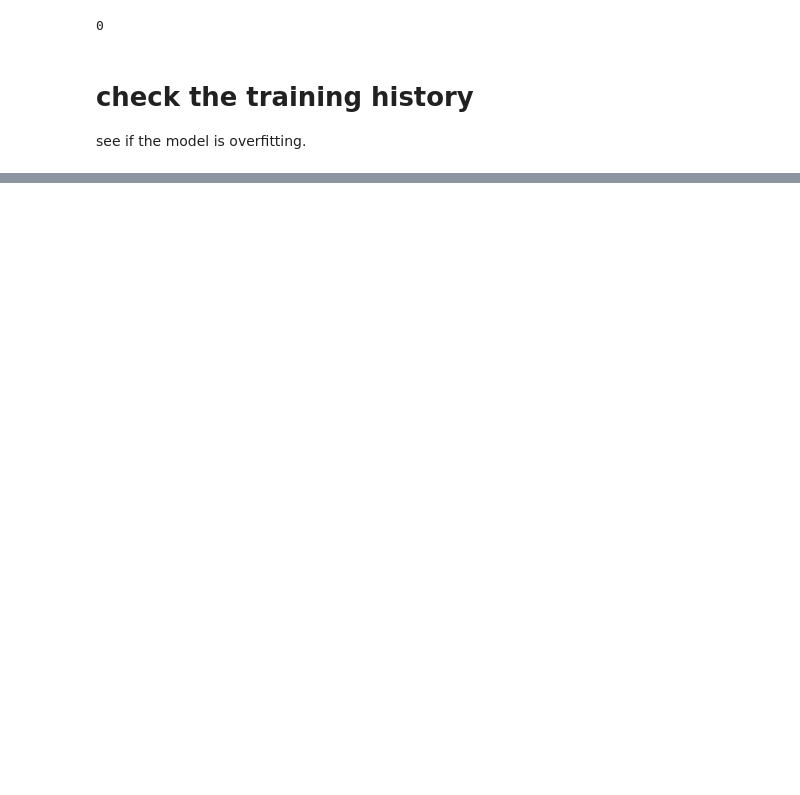
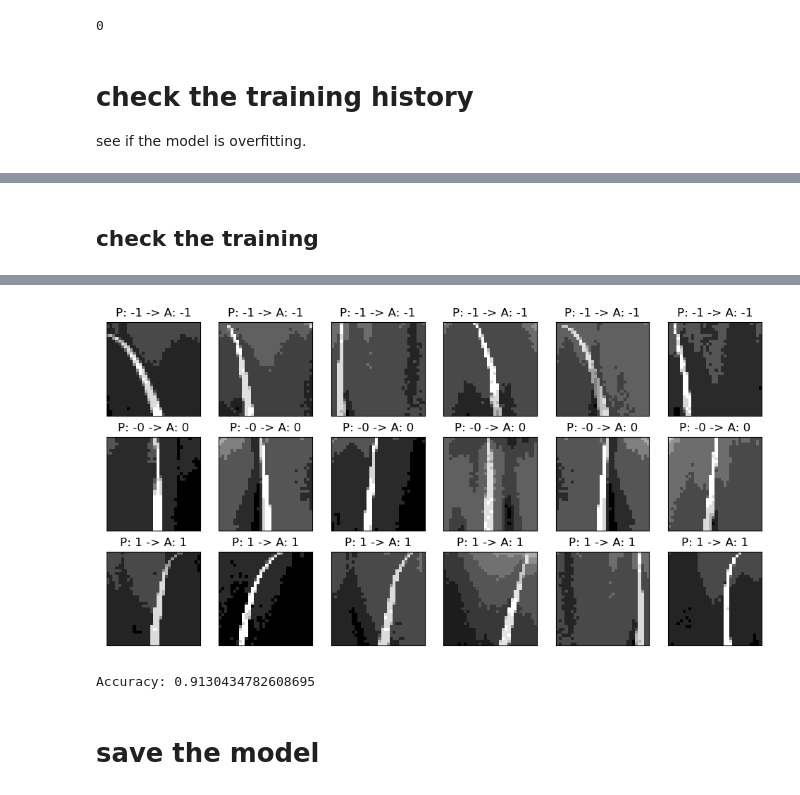
Before and after one commit to lucanatorvs/Applied_Artificial_Intelligence_Lab, a Jupyter notebook: project/training_bin/training.ipynb, the cells around one changed output, grey strips where cells are left out. Drawn from its saved outputs; the diff is of its cells as text; code cells hidden in the pictures; blank space fills up the shorter version.

```diff
--- a/project/training_bin/training.ipynb
+++ b/project/training_bin/training.ipynb
@@ -316,0 +324,50 @@ Final mean absolute error on validation set: 0.15777023136615753
+# %% [markdown]
+## check the training
+# %%
+# now we take the test set and predict the labels, sort them by the labels and plot the images in groeps of there labels
+
+# predict the labels
+y_pred = model.predict(X_test)
+
+# sort the images and labels by the predicted labels in 3 groupes
+left_images = []
+straight_images = []
+right_images = []
+left_pred = []
+straight_pred = []
+right_pred = []
+left_class = []
+straight_class = []
+right_class = []
+for i in range(len(y_pred)):
+    if y_pred[i] < -0.5:
+        left_images.append(X_test[i])
+        left_pred.append(y_pred[i])
+        left_class.append(y_test[i])
+    elif y_pred[i] > 0.5:
+        right_images.append(X_test[i])
+        right_pred.append(y_pred[i])
+        right_class.append(y_test[i])
+    else:
+        straight_images.append(X_test[i])
+        straight_pred.append(y_pred[i])
+        straight_class.append(y_test[i])
+
+
+# plot the images
+fig, axes = plt.subplots(3, 6, figsize=(12, 6))
+# remove the x and y ticks
+for ax in axes.flat:
+    ax.set_xticks([])
+    ax.set_yticks([])
+for i in range(6):
+    # the title for each plot is the predicted label and the actual label
+    axes[0, i].set_title("P: {:.0f}".format(left_pred[i][0]) + " -> A: {:.0f}".format(left_class[i]))
+    axes[1, i].set_title("P: {:.0f}".format(straight_pred[i][0]) + " -> A: {:.0f}".format(straight_class[i]))
+    axes[2, i].set_title("P: {:.0f}".format(right_pred[i][0]) + " -> A: {:.0f}".format(right_class[i]))
+    # plot the images
+    axes[0, i].imshow(left_images[i], cmap="gray")
+    axes[1, i].imshow(straight_images[i], cmap="gray")
+    axes[2, i].imshow(right_images[i], cmap="gray")
+plt.show()
+# %% [output]
@@ -316,0 +375,16 @@ Final mean absolute error on validation set: 0.15777023136615753
+[figure, added]
+# %%
+# calculate the accuracy
+correct = 0
+for i in range(len(y_pred)):
+    if y_pred[i] < -0.5 and y_test[i] == -1:
+        correct += 1
+    elif y_pred[i] > 0.5 and y_test[i] == 1:
+        correct += 1
+    elif y_pred[i] < 0.5 and y_pred[i] > -0.5 and y_test[i] == 0:
+        correct += 1
+print("Accuracy: {}".format(correct/len(y_pred)))
+# %% [output]
+Accuracy: 0.9130434782608695
+# %% [markdown]
+# save the model
```
Also changed, not shown: parts of 7 cells of this notebook, 1 other file.
